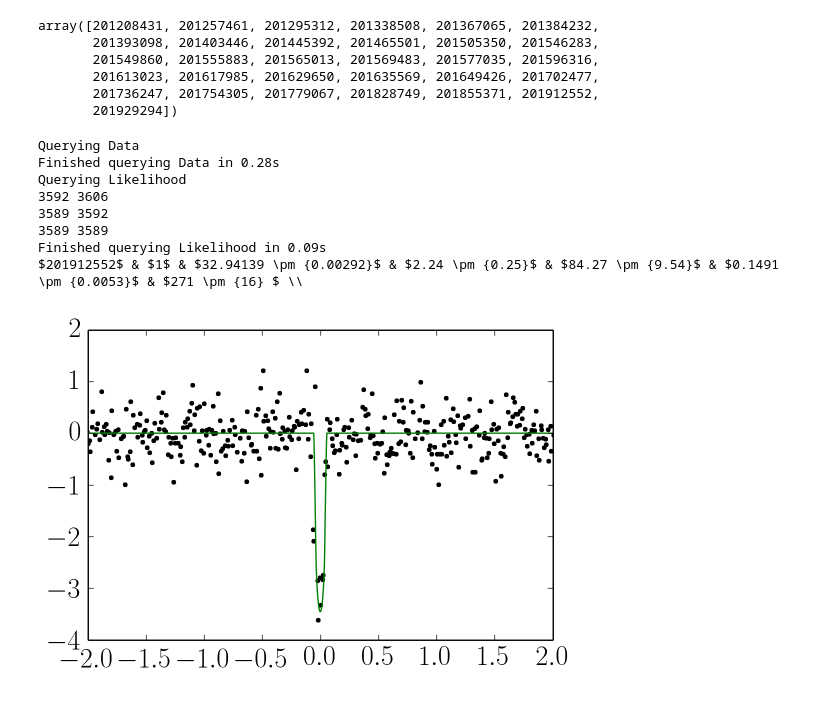
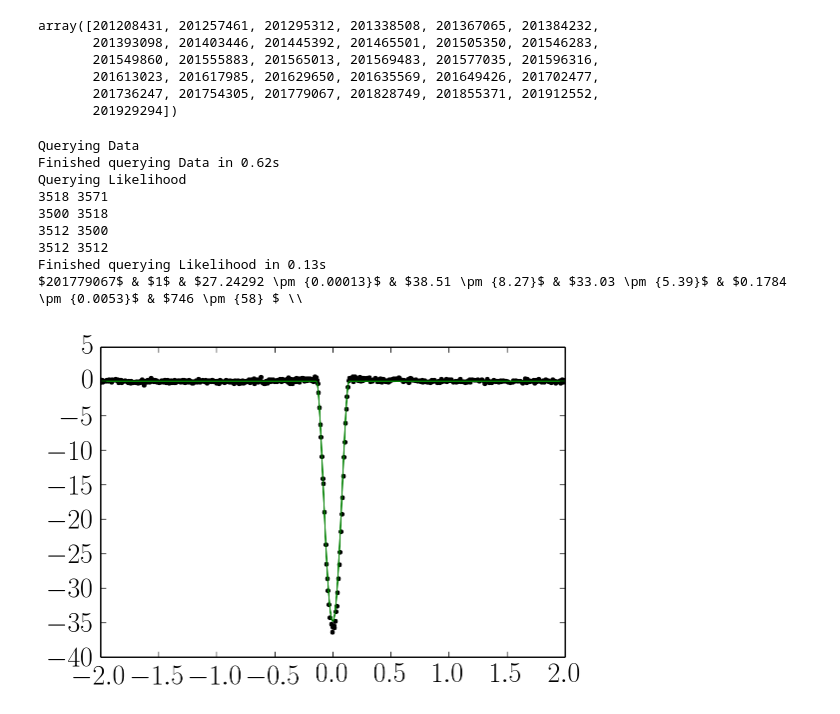
Before and after one commit to benmontet/k2-characterization, a Jupyter notebook: planet_properties.ipynb, the cells around one changed output. Saved outputs shown, nothing was run; the diff lists cells and outputs as text; code cells hidden in the pictures.

Commit message:
all the corrected light curves

```diff
--- a/planet_properties.ipynb
+++ b/planet_properties.ipynb
@@ -306,18 +319,19 @@ def process_row_2(epic):
         pl.savefig(os.path.join(d, "{0}.png".format(i+1)))
     return rows
 # %%
-r = process_row_2(201912552)[0]
+r = process_row_2(201779067)[0]
 print("$" + r.replace(" & ", "$ & $")[:-1] + r"$ \\")
 # %% [output]
 Querying Data
-Finished querying Data in 0.28s
+Finished querying Data in 0.62s
 Querying Likelihood
-3592 3606
-3589 3592
-3589 3589
-Finished querying Likelihood in 0.09s
-$201912552$ & $1$ & $32.94139 \pm {0.00292}$ & $2.24 \pm {0.25}$ & $84.27 \pm {9.54}$ & $0.1491 \pm {0.0053}$ & $271 \pm {16} $ \\
+3518 3571
+3500 3518
+3512 3500
+3512 3512
+Finished querying Likelihood in 0.13s
+$201779067$ & $1$ & $27.24292 \pm {0.00013}$ & $38.51 \pm {8.27}$ & $33.03 \pm {5.39}$ & $0.1784 \pm {0.0053}$ & $746 \pm {58} $ \\
-[figure, old version]
+[figure, new version]
 # %%
 rows = [r for r in (process_row_2(e) for e in candidates) if r is not None]
 # %% [output]
```
Also changed, not shown: parts of 3 cells of this notebook.
